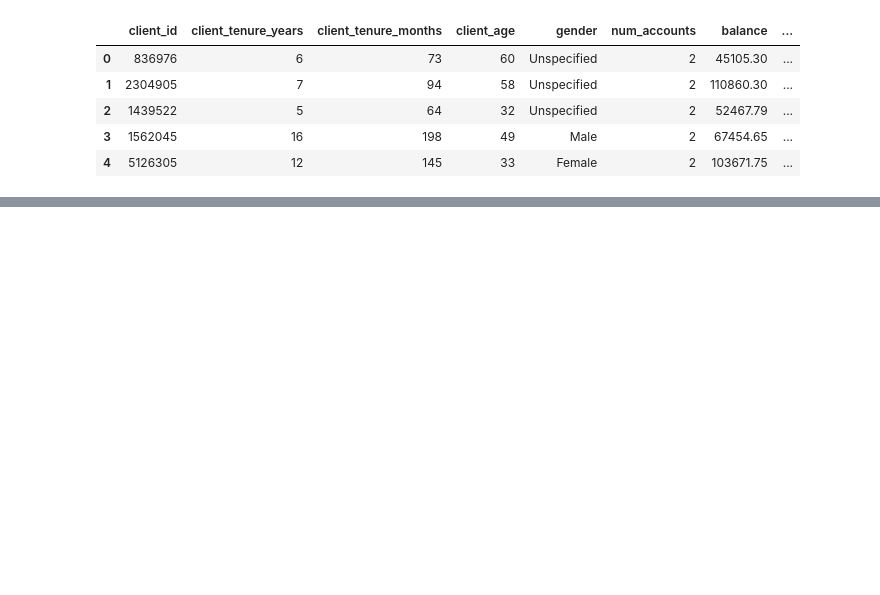
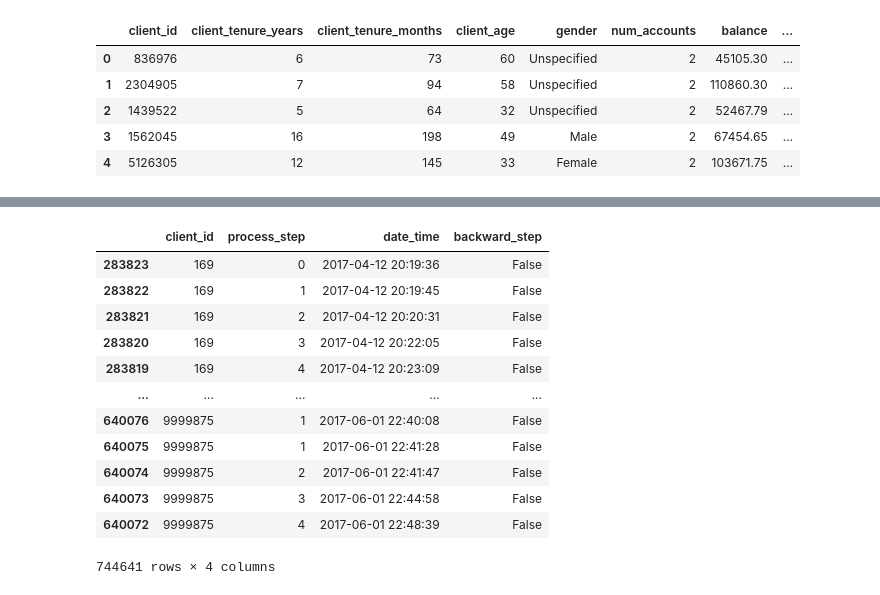
Before and after one commit to bruhu/vanguard-cx-project, a Jupyter notebook: notebooks/bru/kpi_calculations.ipynb, the cells around one changed output, grey strips where cells are left out. Drawn from its saved outputs; the diff is of its cells as text; code cells hidden in the pictures; blank space fills up the shorter version.

```diff
--- a/notebooks/bru/kpi_calculations.ipynb
+++ b/notebooks/bru/kpi_calculations.ipynb
@@ -283,0 +313,16 @@ merged_final_demo_final_experiment_clients_df.head()
+# %%
+display(df)
+# %% [output]
+|  | client_id | process_step | date_time | backward_step |
+| 283823 | 169 | 0 | 2017-04-12 20:19:36 | False |
+| 283822 | 169 | 1 | 2017-04-12 20:19:45 | False |
+| 283821 | 169 | 2 | 2017-04-12 20:20:31 | False |
+| 283820 | 169 | 3 | 2017-04-12 20:22:05 | False |
+| 283819 | 169 | 4 | 2017-04-12 20:23:09 | False |
+| ... | ... | ... | ... | ... |
+| 640076 | 9999875 | 1 | 2017-06-01 22:40:08 | False |
+| 640075 | 9999875 | 1 | 2017-06-01 22:41:28 | False |
+| 640074 | 9999875 | 2 | 2017-06-01 22:41:47 | False |
+| 640073 | 9999875 | 3 | 2017-06-01 22:44:58 | False |
+| 640072 | 9999875 | 4 | 2017-06-01 22:48:39 | False |
+744641 rows × 4 columns
```
Also changed, not shown: parts of 4 cells of this notebook.
